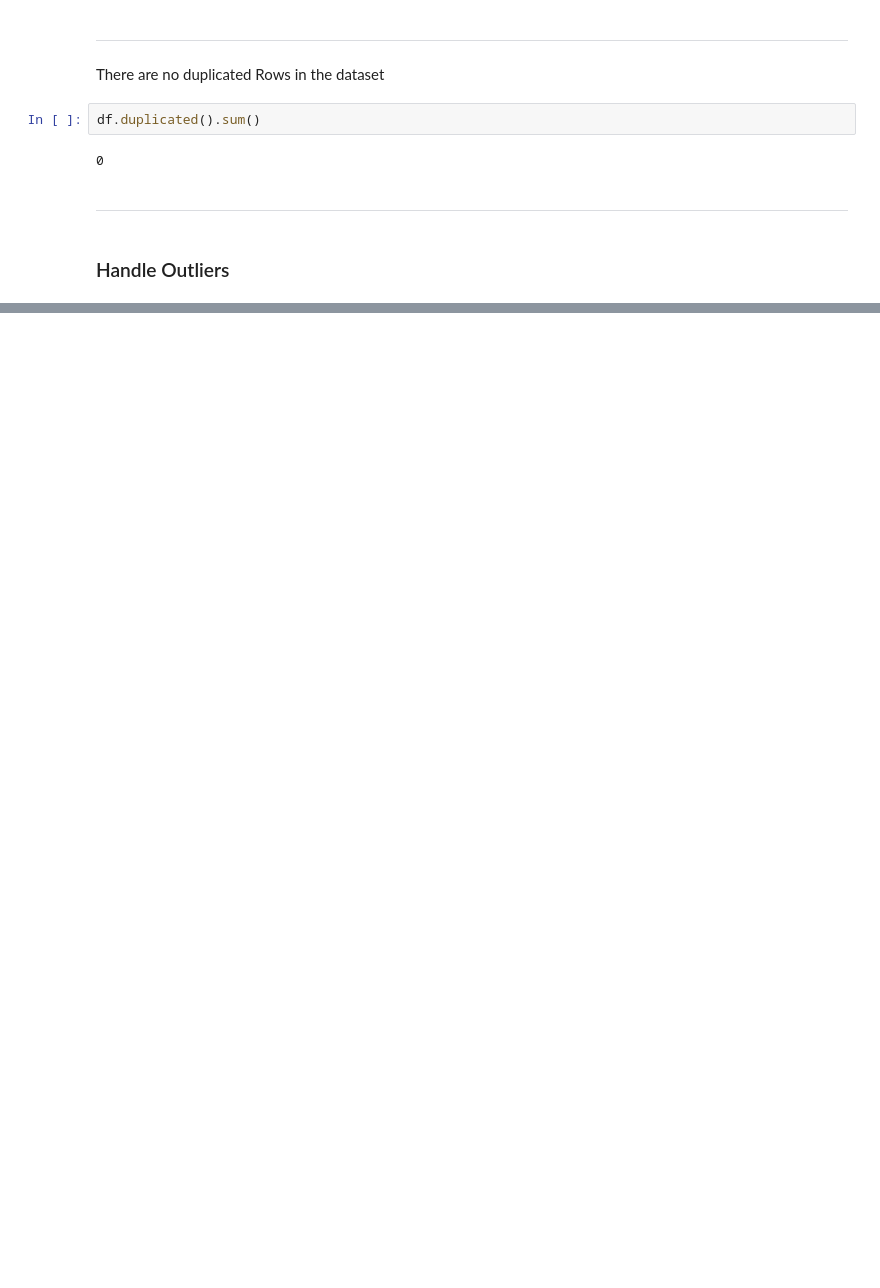
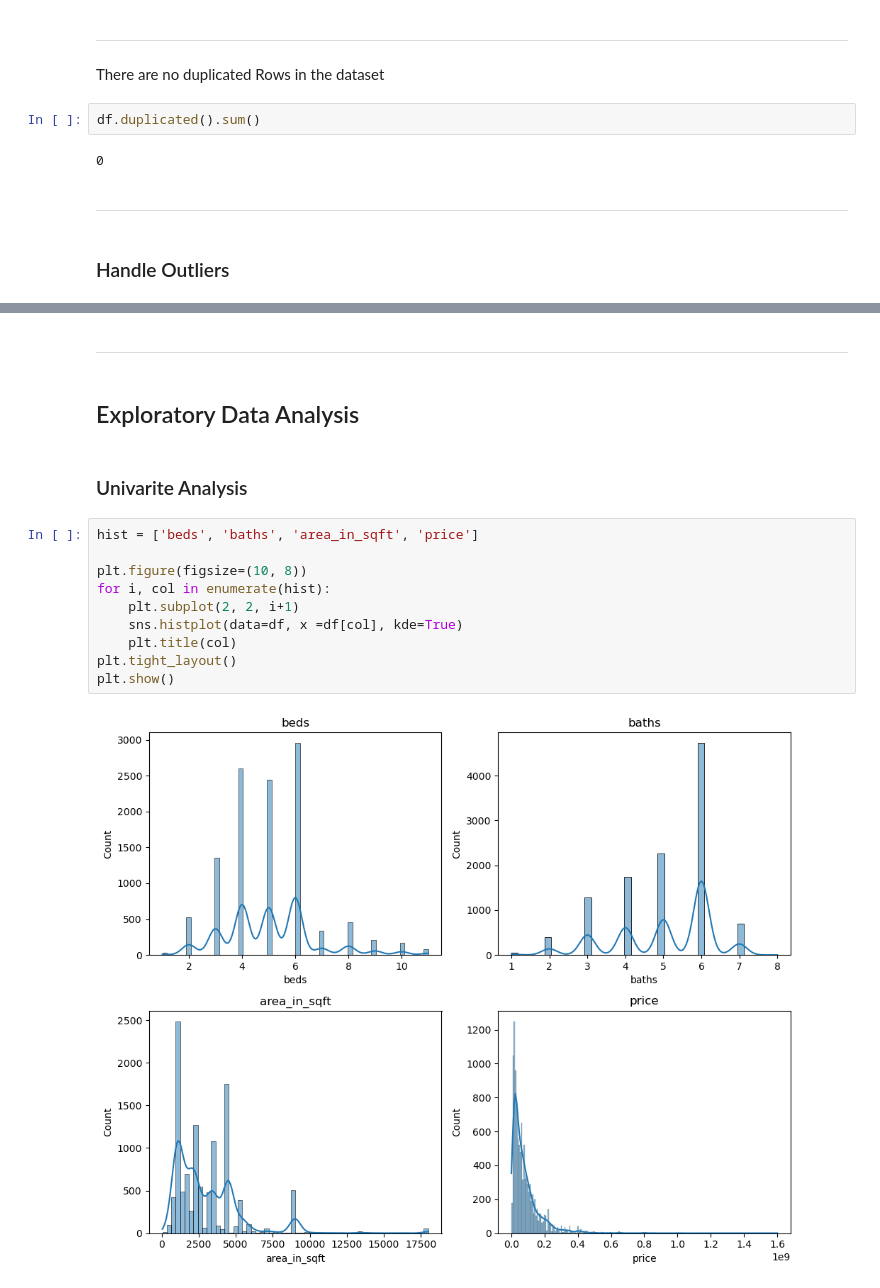
Before and after one commit to danisharain12/Price-Prediction-of-Karachi-Houses, a Jupyter notebook: Houses_Price_Prediction_of_Karachi.ipynb, the cells around one changed output, grey strips where cells are left out. Drawn from its saved outputs; the diff is of its cells as text; blank space fills up the shorter version.

```diff
--- a/Houses_Price_Prediction_of_Karachi.ipynb
+++ b/Houses_Price_Prediction_of_Karachi.ipynb
@@ -276,0 +281,18 @@ df[df['area_in_sqft'] > 18000]
+# %% [markdown]
+----------
+# %% [markdown]
+## Exploratory Data Analysis
+# %% [markdown]
+### Univarite Analysis
+# %%
+hist = ['beds', 'baths', 'area_in_sqft', 'price']
+
+plt.figure(figsize=(10, 8))
+for i, col in enumerate(hist):
+    plt.subplot(2, 2, i+1)
+    sns.histplot(data=df, x =df[col], kde=True)
+    plt.title(col)
+plt.tight_layout()
+plt.show()
+# %% [output]
+[figure, added]
```
Also changed, not shown: parts of 18 cells of this notebook.
